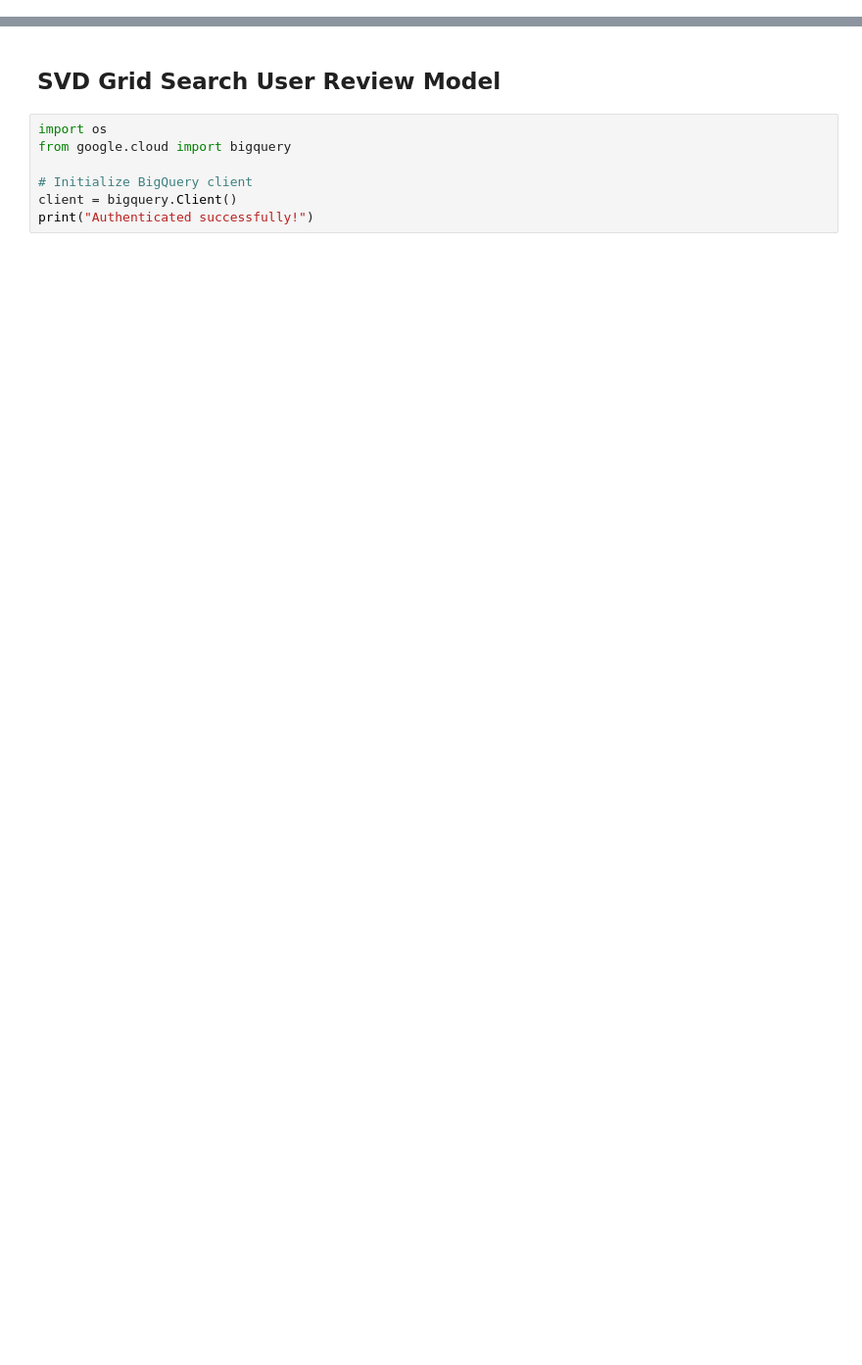
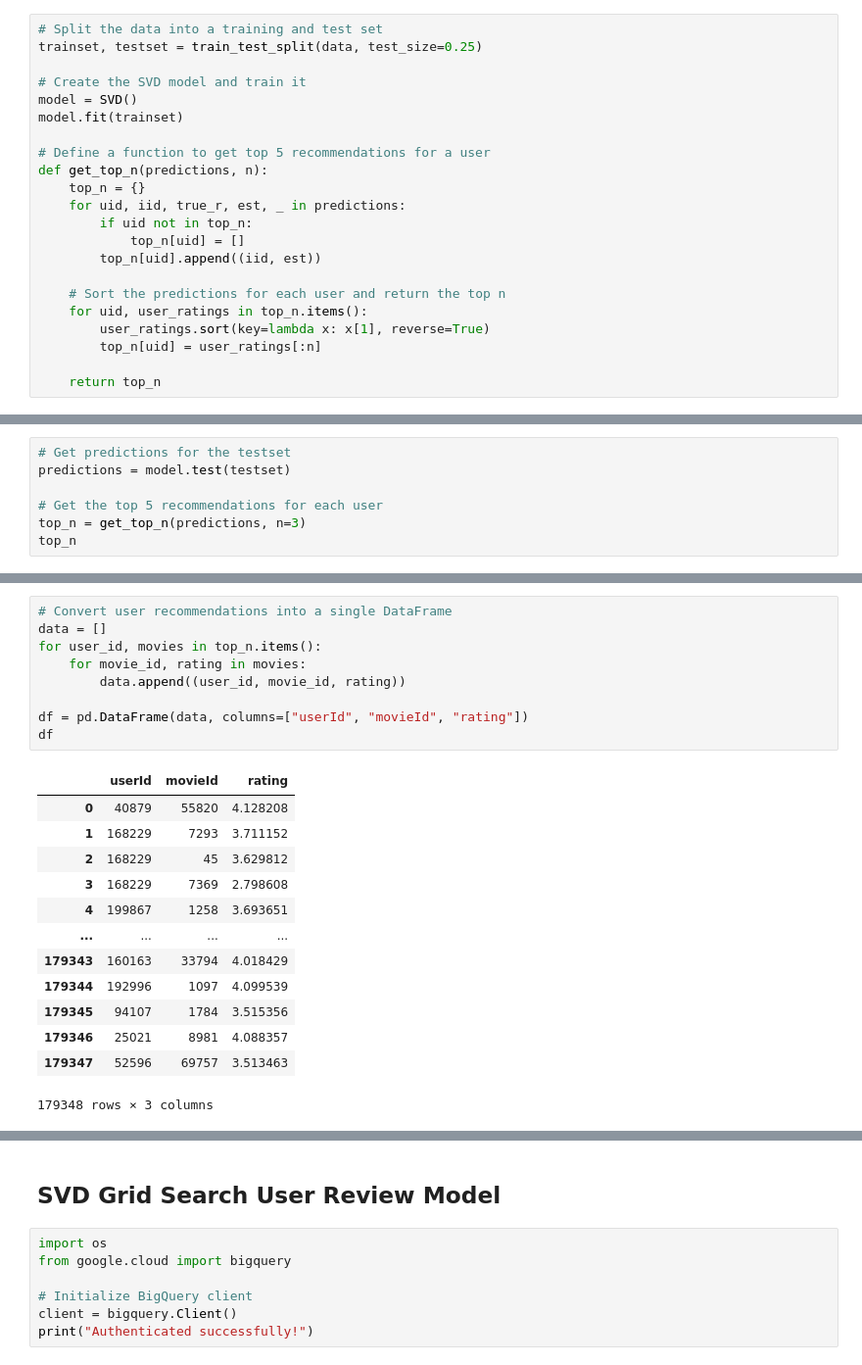
Before and after one commit to oliverramsaygray/film_wizard, a Jupyter notebook: notebooks/SVD_GridSearch_FW_model_v2.ipynb, the cells around one changed output, grey strips where cells are left out. Shown at 98% size. Cells and saved outputs as stored; diff of their text form; blank space fills up the shorter version.

Commit message:
Fixed SVD model

```diff
--- a/notebooks/SVD_GridSearch_FW_model_v2.ipynb
+++ b/notebooks/SVD_GridSearch_FW_model_v2.ipynb
@@ -0,0 +38,22 @@
+# %%
+# Split the data into a training and test set
+trainset, testset = train_test_split(data, test_size=0.25)
+
+# Create the SVD model and train it
+model = SVD()
+model.fit(trainset)
+
+# Define a function to get top 5 recommendations for a user
+def get_top_n(predictions, n):
+    top_n = {}
+    for uid, iid, true_r, est, _ in predictions:
+        if uid not in top_n:
+            top_n[uid] = []
+        top_n[uid].append((iid, est))
+
+    # Sort the predictions for each user and return the top n
+    for uid, user_ratings in top_n.items():
+        user_ratings.sort(key=lambda x: x[1], reverse=True)
+        top_n[uid] = user_ratings[:n]
+
+    return top_n
@@ -0,0 +64,7 @@
+# %%
+# Get predictions for the testset
+predictions = model.test(testset)
+
+# Get the top 5 recommendations for each user
+top_n = get_top_n(predictions, n=3)
+top_n
@@ -0,0 +89,23 @@
+# %%
+# Convert user recommendations into a single DataFrame
+data = []
+for user_id, movies in top_n.items():
+    for movie_id, rating in movies:
+        data.append((user_id, movie_id, rating))
+
+df = pd.DataFrame(data, columns=["userId", "movieId", "rating"])
+df
+# %% [output]
+|  | userId | movieId | rating |
+| 0 | 40879 | 55820 | 4.128208 |
+| 1 | 168229 | 7293 | 3.711152 |
+| 2 | 168229 | 45 | 3.629812 |
+| 3 | 168229 | 7369 | 2.798608 |
+| 4 | 199867 | 1258 | 3.693651 |
+| ... | ... | ... | ... |
+| 179343 | 160163 | 33794 | 4.018429 |
+| 179344 | 192996 | 1097 | 4.099539 |
+| 179345 | 94107 | 1784 | 3.515356 |
+| 179346 | 25021 | 8981 | 4.088357 |
+| 179347 | 52596 | 69757 | 3.513463 |
+179348 rows × 3 columns
```
Also changed, not shown: parts of 30 cells of this notebook.
